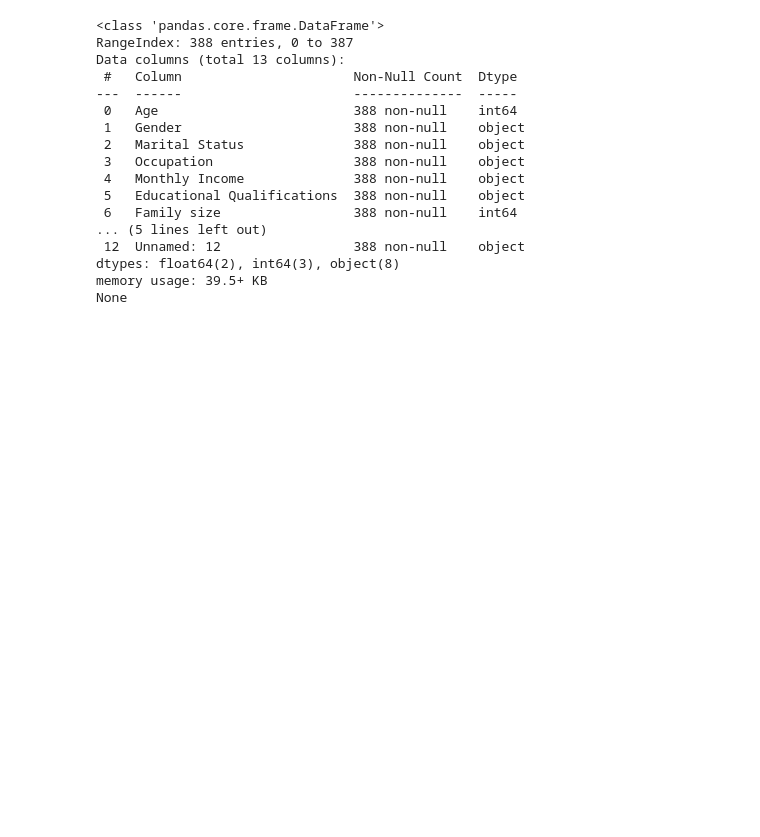
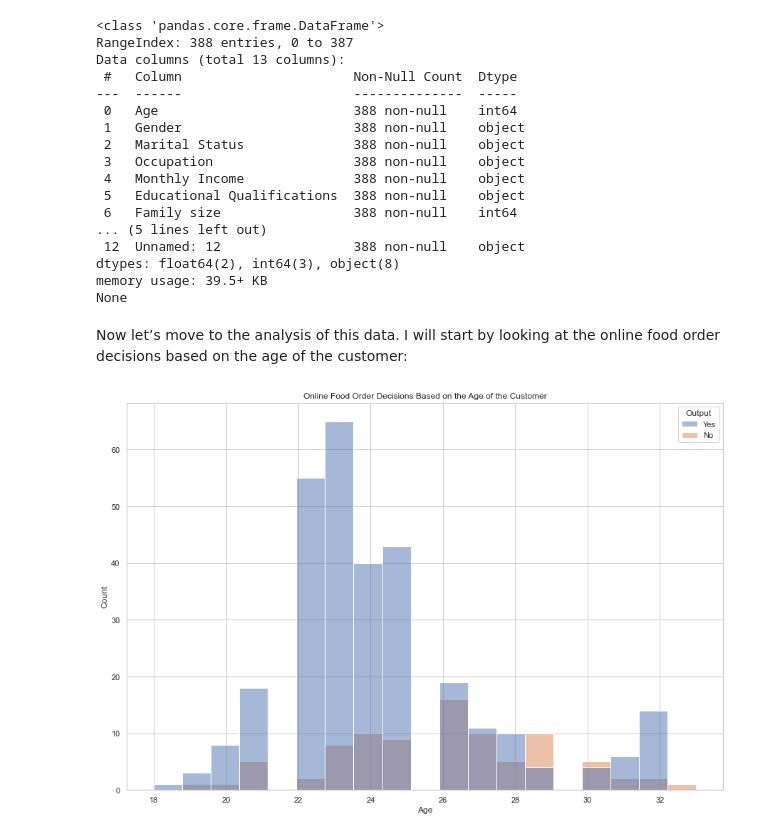
Before and after one commit to mexudi/Online-Food-predicion, a Jupyter notebook: Notebook.ipynb, the cells around one changed output. Cells and saved outputs as stored; diff of their text form; code cells hidden in the pictures; blank space fills up the shorter version.

```diff
--- a/Notebook.ipynb
+++ b/Notebook.ipynb
@@ -77,3 +77,12 @@ Data columns (total 13 columns):
 dtypes: float64(2), int64(3), object(8)
 memory usage: 39.5+ KB
 None
+# %% [markdown]
+Now let’s move to the analysis of this data. I will start by looking at the online food order decisions based on the age of the customer:
+# %%
+plt.figure(figsize=(15, 10))
+plt.title("Online Food Order Decisions Based on the Age of the Customer")
+sns.histplot(x="Age", hue="Output", data=data)
+plt.show()
+# %% [output]
+[figure, added]
```
Also changed, not shown: parts of 12 cells of this notebook.
